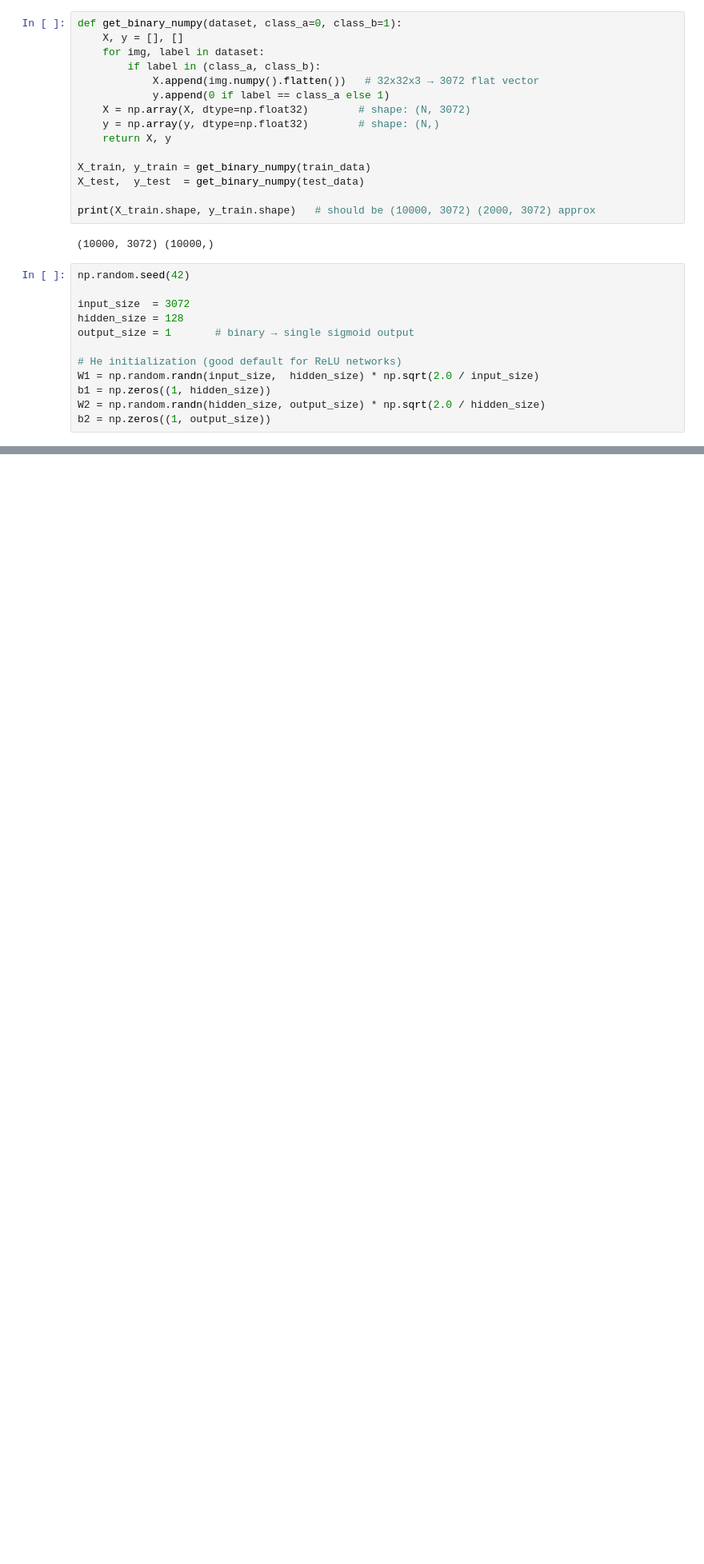
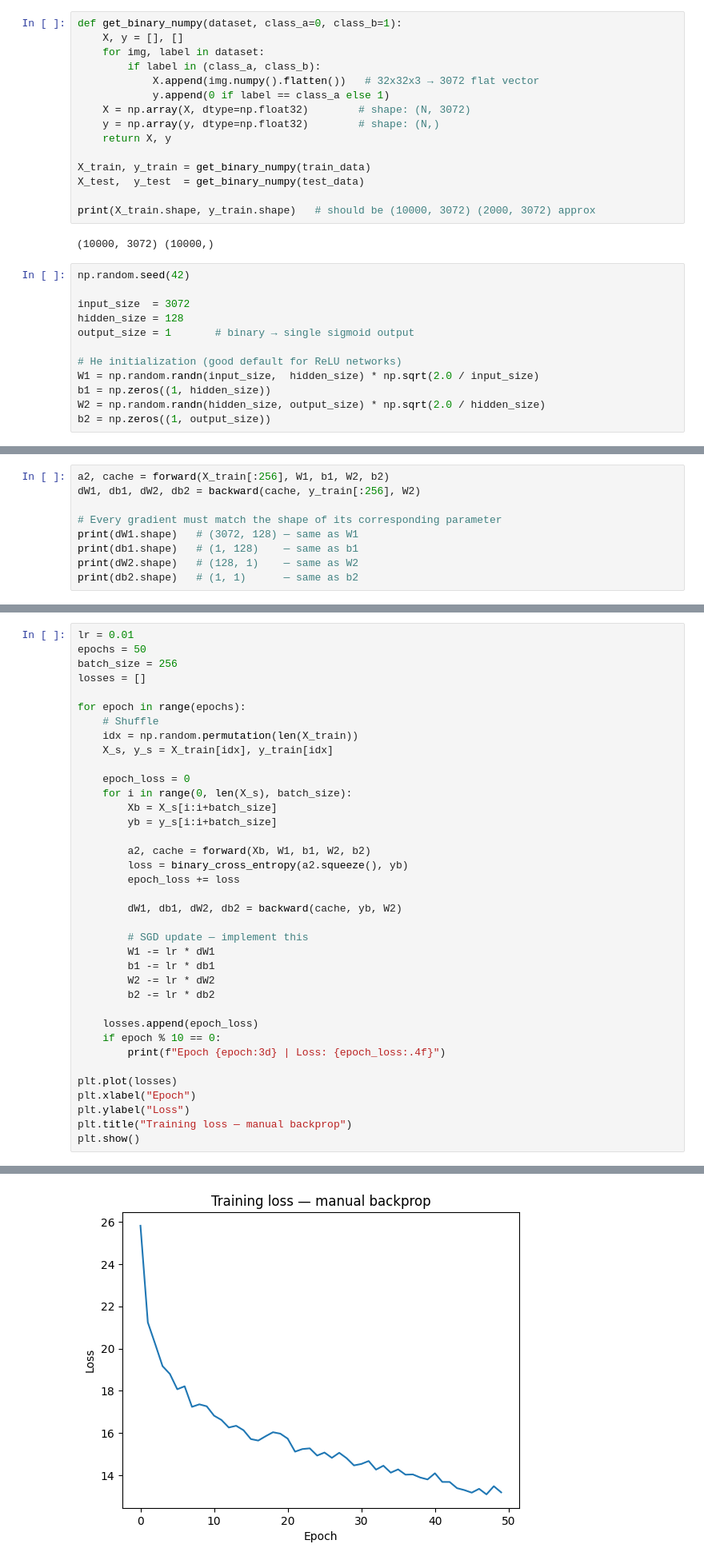
Before and after one commit to Rahulnema04/cifar10-from-scratch, a Jupyter notebook: phase1_manual_backprop.ipynb, the cells around one changed output, grey strips where cells are left out. Shown at 80% size. Saved outputs shown, nothing was run; the diff lists cells and outputs as text; blank space fills up the shorter version.

```diff
--- a/phase1_manual_backprop.ipynb
+++ b/phase1_manual_backprop.ipynb
@@ -61,0 +120,9 @@ def binary_cross_entropy(y_pred, y_true):
+# %%
+a2, cache = forward(X_train[:256], W1, b1, W2, b2)
+dW1, db1, dW2, db2 = backward(cache, y_train[:256], W2)
+
+# Every gradient must match the shape of its corresponding parameter
+print(dW1.shape)   # (3072, 128) — same as W1
+print(db1.shape)   # (1, 128)    — same as b1
+print(dW2.shape)   # (128, 1)    — same as W2
+print(db2.shape)   # (1, 1)      — same as b2
@@ -61,0 +145,38 @@ def binary_cross_entropy(y_pred, y_true):
+# %%
+lr = 0.01
+epochs = 50
+batch_size = 256
+losses = []
+
+for epoch in range(epochs):
+    # Shuffle
+    idx = np.random.permutation(len(X_train))
+    X_s, y_s = X_train[idx], y_train[idx]
+
+    epoch_loss = 0
+    for i in range(0, len(X_s), batch_size):
+        Xb = X_s[i:i+batch_size]
+        yb = y_s[i:i+batch_size]
+
+        a2, cache = forward(Xb, W1, b1, W2, b2)
+        loss = binary_cross_entropy(a2.squeeze(), yb)
+        epoch_loss += loss
+
+        dW1, db1, dW2, db2 = backward(cache, yb, W2)
+
+        # SGD update — implement this
+        W1 -= lr * dW1
+        b1 -= lr * db1
+        W2 -= lr * dW2
+        b2 -= lr * db2
+
+    losses.append(epoch_loss)
+    if epoch % 10 == 0:
+        print(f"Epoch {epoch:3d} | Loss: {epoch_loss:.4f}")
+
+plt.plot(losses)
+plt.xlabel("Epoch")
+plt.ylabel("Loss")
+plt.title("Training loss — manual backprop")
+plt.show()
+# %% [output]
@@ -61,0 +188 @@ def binary_cross_entropy(y_pred, y_true):
+[figure, added]
```
Also changed, not shown: parts of 7 cells of this notebook.
